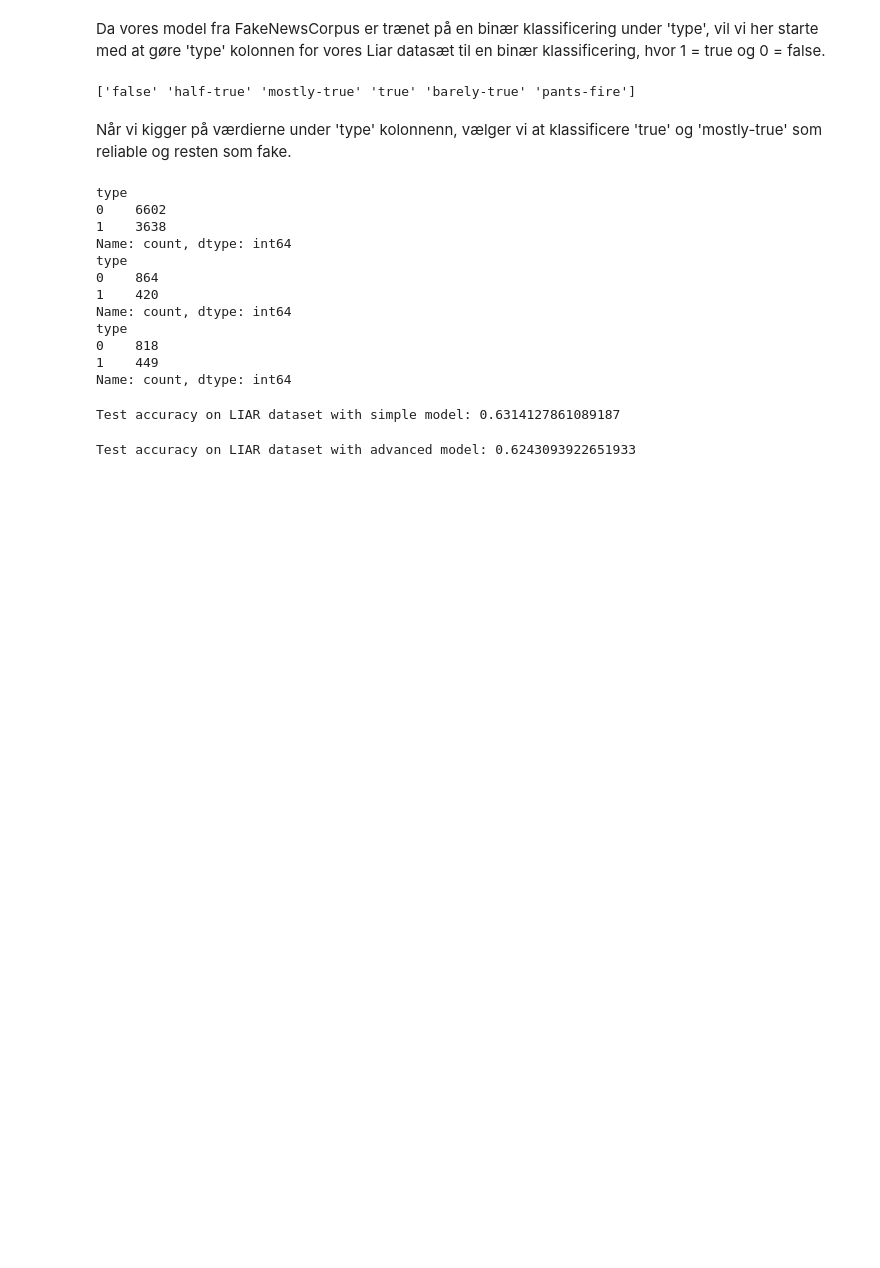
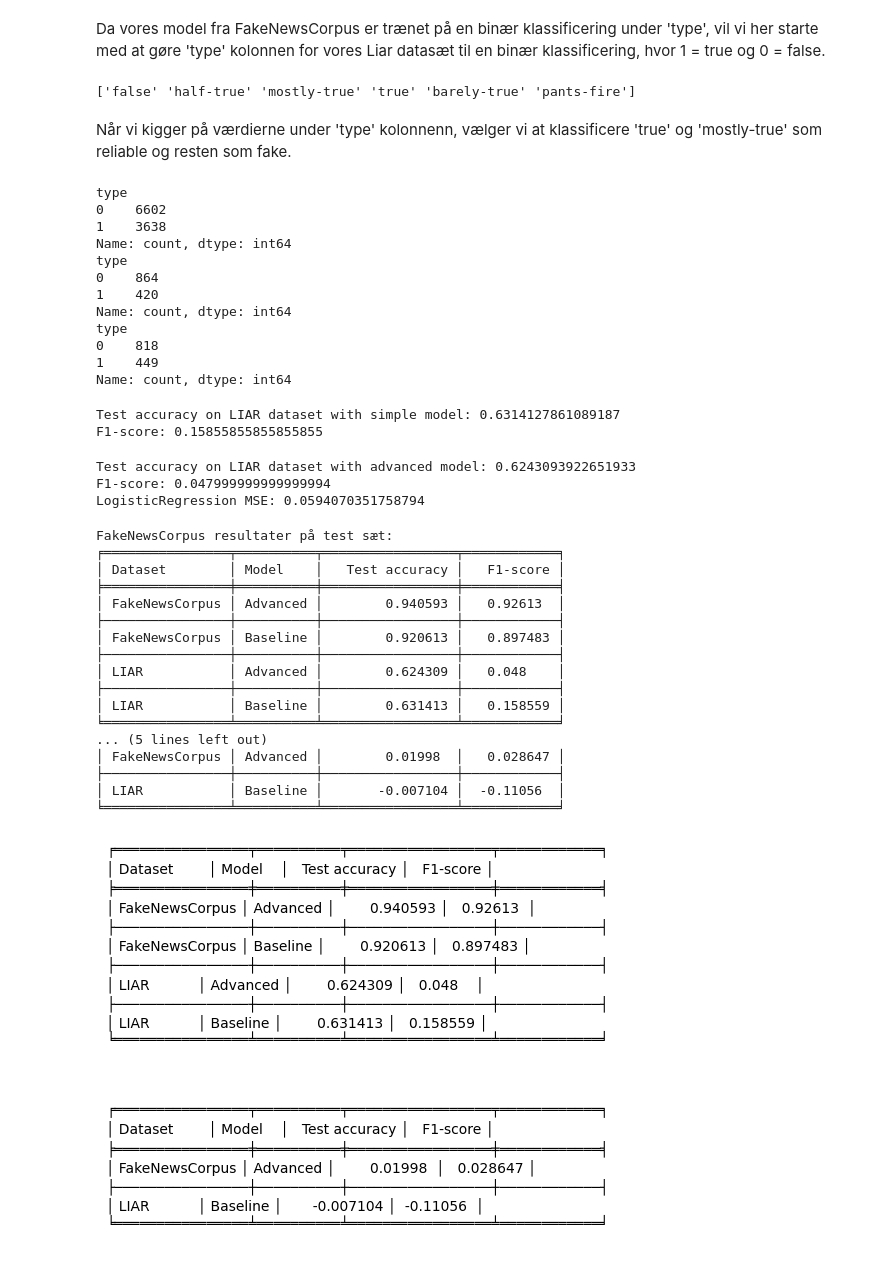
Before and after one commit to deKeysergracht/FakeNewsProject, a Jupyter notebook: Eksamen_part_2-3.ipynb, the cells around one changed output. Drawn from its saved outputs; the diff is of its cells as text; code cells hidden in the pictures; blank space fills up the shorter version.

```diff
--- a/Eksamen_part_2-3.ipynb
+++ b/Eksamen_part_2-3.ipynb
@@ -542,8 +483,12 @@ y_test_liar = test_data_liar['type']
 y_pred_test_liar = pipeline.predict(X_test_liar)
 test_accuracy_liar = accuracy_score(y_test_liar, y_pred_test_liar)
 print(f"Test accuracy on LIAR dataset with simple model: {test_accuracy_liar}")
+
+f1_liar_baseline = f1_score(y_test_liar, y_pred_test_liar,)
+print(f"F1-score: {f1_liar_baseline}")
 # %% [output]
 Test accuracy on LIAR dataset with simple model: 0.6314127861089187
+F1-score: 0.15855855855855855
 # %%
 X_test_liar_advanved = test_data_liar[['stemmed_content', 'authors']]
 y_test_liar_advanced = test_data_liar['type']
@@ -551,5 +496,65 @@ y_test_liar_advanced = test_data_liar['type']
 y_pred_test_liar_advanced = advanced_pipeline.predict(X_test_liar)
 test_accuracy_liar = accuracy_score(y_test_liar, y_pred_test_liar_advanced)
 print(f"Test accuracy on LIAR dataset with advanced model: {test_accuracy_liar}")
+
+f1_liar_advanced = f1_score(y_test_liar, y_pred_test_liar_advanced,)
+print(f"F1-score: {f1_liar_advanced}")
+
+mse_logistic_liar = mean_squared_error(y_test_liar, y_pred_test_liar_advanced)
+print(f"LogisticRegression MSE: {mse_logistic}")
 # %% [output]
 Test accuracy on LIAR dataset with advanced model: 0.6243093922651933
+F1-score: 0.047999999999999994
+LogisticRegression MSE: 0.0594070351758794
+# %%
+import matplotlib.pyplot as plt
+from tabulate import tabulate
+
+results = {
+    'Dataset': ['FakeNewsCorpus', 'FakeNewsCorpus', 'LIAR', 'LIAR'],
+    'Model': ['Advanced', 'Baseline', 'Advanced', 'Baseline'],
+    'Test accuracy': [0.9405929648241206, 0.9206130653266331, 0.6243093922651933, 0.6314127861089187],
+    'F1-score': [0.9261300441145228, 0.8974834849645041, 0.047999999999999994, 0.15855855855855855]
+}
+
+new_results = {
+    'Dataset': ['FakeNewsCorpus', 'LIAR'],
+    'Model': ['Advanced', 'Baseline'],
+    'Test accuracy': [0.940593 - 0.920613, 0.624309 - 0.631413],
+    'F1-score': [0.926130 - 0.897483, 0.047999 - 0.158559]
+}
+
+table1 = tabulate(results, headers='keys', tablefmt='fancy_grid', showindex=False)
+table2 = tabulate(new_results, headers='keys', tablefmt='fancy_grid', showindex=False)
+
+print("FakeNewsCorpus resultater på test sæt:")
+print(table1)
+print("\nFakeNewsCorpus forbedring ved brug af advanced model:")
+print(table2)
+
+fig, axs = plt.subplots(2)
+fig.subplots_adjust(hspace=0.5)
+axs[0].axis('off')
+axs[0].text(0, 0.5, table1, fontsize=10, verticalalignment='center')
+axs[1].axis('off')
+axs[1].text(0, 0.5, table2, fontsize=10, verticalalignment='center')
+plt.show()
+# %% [output]
+FakeNewsCorpus resultater på test sæt:
+╒════════════════╤══════════╤═════════════════╤════════════╕
+│ Dataset        │ Model    │   Test accuracy │   F1-score │
+╞════════════════╪══════════╪═════════════════╪════════════╡
+│ FakeNewsCorpus │ Advanced │        0.940593 │   0.92613  │
+├────────────────┼──────────┼─────────────────┼────────────┤
+│ FakeNewsCorpus │ Baseline │        0.920613 │   0.897483 │
+├────────────────┼──────────┼─────────────────┼────────────┤
+│ LIAR           │ Advanced │        0.624309 │   0.048    │
+├────────────────┼──────────┼─────────────────┼────────────┤
+│ LIAR           │ Baseline │        0.631413 │   0.158559 │
+╘════════════════╧══════════╧═════════════════╧════════════╛
+... (5 lines left out)
+│ FakeNewsCorpus │ Advanced │        0.01998  │   0.028647 │
+├────────────────┼──────────┼─────────────────┼────────────┤
+│ LIAR           │ Baseline │       -0.007104 │  -0.11056  │
+╘════════════════╧══════════╧═════════════════╧════════════╛
+[figure, added]
```
Also changed, not shown: parts of 14 cells of this notebook.
